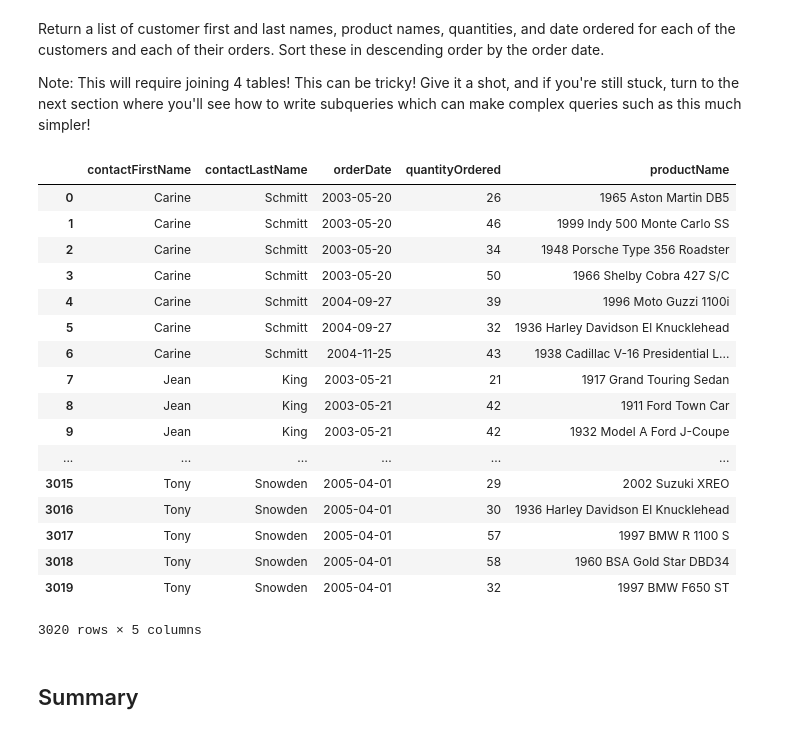
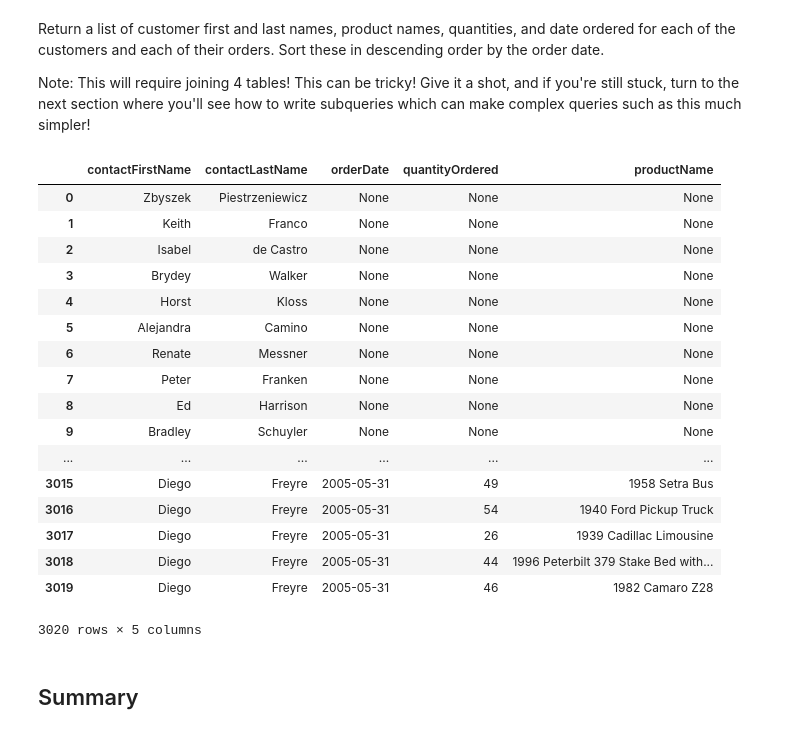
Before and after one commit to oqusous/dsc-one-to-many-and-many-to-many-joins-lab-nyc-ds-071519, a Jupyter notebook: index.ipynb, the cells around one changed output. Saved outputs shown, nothing was run; the diff lists cells and outputs as text; code cells hidden in the pictures.

```diff
--- a/index.ipynb
+++ b/index.ipynb
@@ -126,35 +126,35 @@ Note: This will require joining 4 tables! This can be tricky! Give it a shot, an
 # %%
 # Your code here
 c.execute("""SELECT cu.contactFirstName, cu.contactLastName, o.orderDate, od.quantityOrdered, p.productName
              FROM customers cu
              LEFT JOIN orders o
              ON cu.customerNumber = o.customerNumber
              LEFT JOIN orderdetails od
              ON o.orderNumber = od.orderNumber
              LEFT JOIN products p
              ON p.productCode = od.productCode
-             order by ;""")
+             order by o.orderdate;""")
 df = pd.DataFrame(c.fetchall())
 df.columns = [x[0] for x in c.description]
 df
 # %% [output]
 |  | contactFirstName | contactLastName | orderDate | quantityOrdered | productName |
-| 0 | Carine | Schmitt | 2003-05-20 | 26 | 1965 Aston Martin DB5 |
-| 1 | Carine | Schmitt | 2003-05-20 | 46 | 1999 Indy 500 Monte Carlo SS |
-| 2 | Carine | Schmitt | 2003-05-20 | 34 | 1948 Porsche Type 356 Roadster |
-| 3 | Carine | Schmitt | 2003-05-20 | 50 | 1966 Shelby Cobra 427 S/C |
-| 4 | Carine | Schmitt | 2004-09-27 | 39 | 1996 Moto Guzzi 1100i |
-| 5 | Carine | Schmitt | 2004-09-27 | 32 | 1936 Harley Davidson El Knucklehead |
-| 6 | Carine | Schmitt | 2004-11-25 | 43 | 1938 Cadillac V-16 Presidential L... |
-| 7 | Jean | King | 2003-05-21 | 21 | 1917 Grand Touring Sedan |
-| 8 | Jean | King | 2003-05-21 | 42 | 1911 Ford Town Car |
-| 9 | Jean | King | 2003-05-21 | 42 | 1932 Model A Ford J-Coupe |
+| 0 | Zbyszek | Piestrzeniewicz | None | None | None |
+| 1 | Keith | Franco | None | None | None |
+| 2 | Isabel | de Castro | None | None | None |
+| 3 | Brydey | Walker | None | None | None |
+| 4 | Horst | Kloss | None | None | None |
+| 5 | Alejandra | Camino | None | None | None |
+| 6 | Renate | Messner | None | None | None |
+| 7 | Peter | Franken | None | None | None |
+| 8 | Ed | Harrison | None | None | None |
+| 9 | Bradley | Schuyler | None | None | None |
 | ... | ... | ... | ... | ... | ... |
-| 3015 | Tony | Snowden | 2005-04-01 | 29 | 2002 Suzuki XREO |
-| 3016 | Tony | Snowden | 2005-04-01 | 30 | 1936 Harley Davidson El Knucklehead |
-| 3017 | Tony | Snowden | 2005-04-01 | 57 | 1997 BMW R 1100 S |
-| 3018 | Tony | Snowden | 2005-04-01 | 58 | 1960 BSA Gold Star DBD34 |
-| 3019 | Tony | Snowden | 2005-04-01 | 32 | 1997 BMW F650 ST |
+| 3015 | Diego | Freyre | 2005-05-31 | 49 | 1958 Setra Bus |
+| 3016 | Diego | Freyre | 2005-05-31 | 54 | 1940 Ford Pickup Truck |
+| 3017 | Diego | Freyre | 2005-05-31 | 26 | 1939 Cadillac Limousine |
+| 3018 | Diego | Freyre | 2005-05-31 | 44 | 1996 Peterbilt 379 Stake Bed with... |
+| 3019 | Diego | Freyre | 2005-05-31 | 46 | 1982 Camaro Z28 |
 3020 rows × 5 columns
 # %% [markdown]
 ## Summary
```
